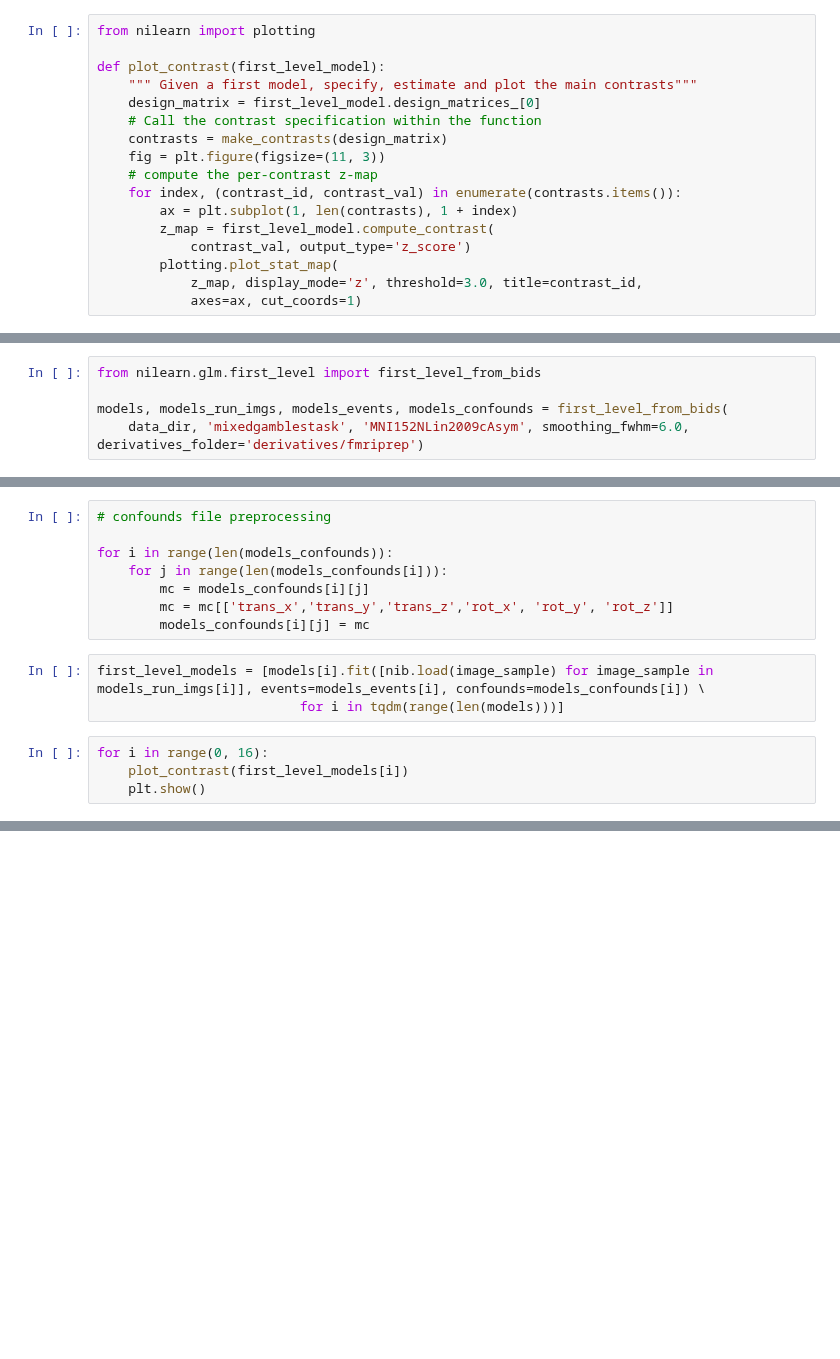
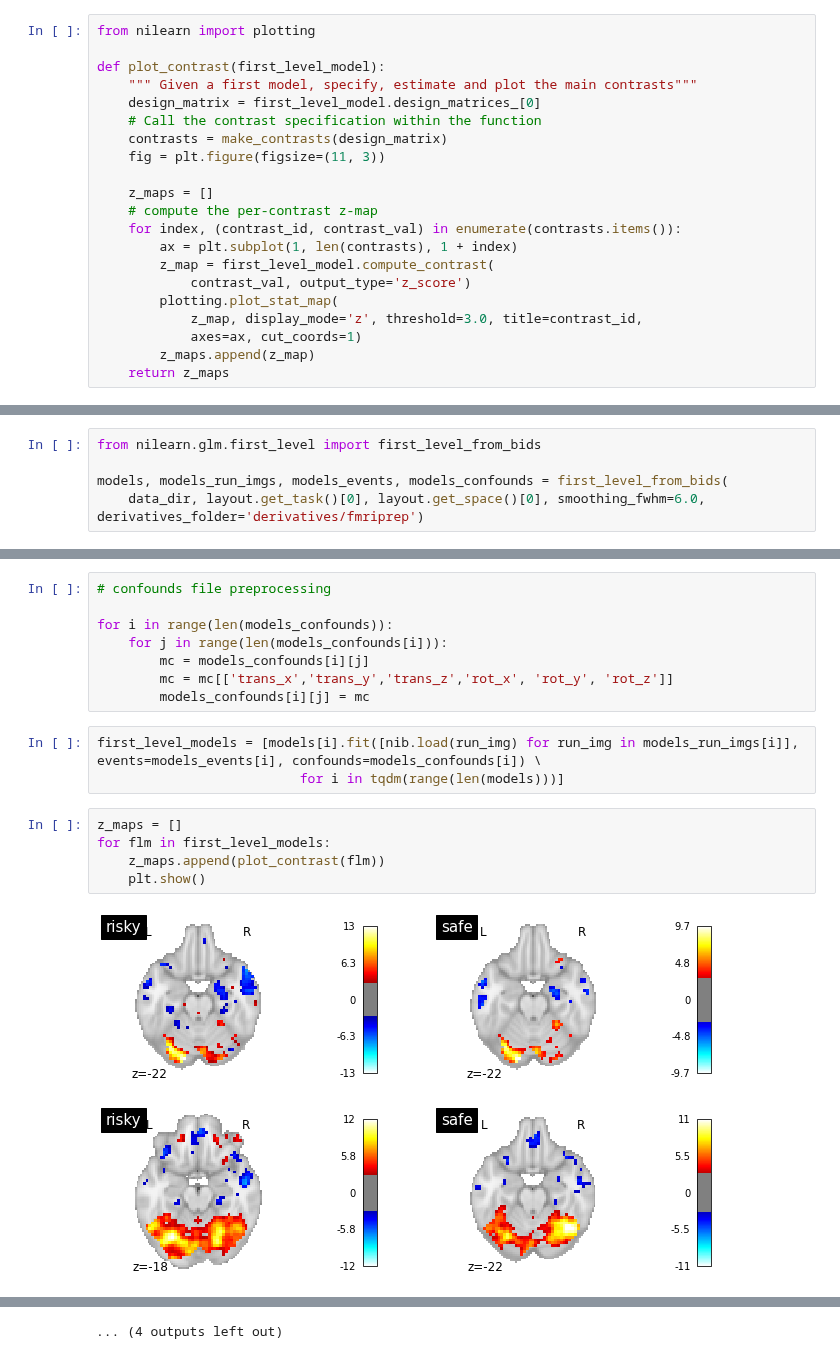
Before and after one commit to CCS-Lab/project_model_based_fmri, a Jupyter notebook: examples/Mixed-gambles_task/glm_model_using_nilearn.ipynb, the cells around one changed output, grey strips where cells are left out. Drawn from its saved outputs; the diff is of its cells as text; blank space fills up the shorter version.

Commit message:
update first level, first level using bids, second level analysis example

```diff
--- a/examples/Mixed-gambles_task/glm_model_using_nilearn.ipynb
+++ b/examples/Mixed-gambles_task/glm_model_using_nilearn.ipynb
@@ -60,6 +49,8 @@ def plot_contrast(first_level_model):
     # Call the contrast specification within the function
     contrasts = make_contrasts(design_matrix)
     fig = plt.figure(figsize=(11, 3))
+
+    z_maps = []
     # compute the per-contrast z-map
     for index, (contrast_id, contrast_val) in enumerate(contrasts.items()):
         ax = plt.subplot(1, len(contrasts), 1 + index)
@@ -68,3 +59,5 @@ def plot_contrast(first_level_model):
         plotting.plot_stat_map(
             z_map, display_mode='z', threshold=3.0, title=contrast_id,
             axes=ax, cut_coords=1)
+        z_maps.append(z_map)
+    return z_maps
@@ -161,7 +156,7 @@ all subject, all run for bids format
 from nilearn.glm.first_level import first_level_from_bids
 
 models, models_run_imgs, models_events, models_confounds = first_level_from_bids(
-    data_dir, 'mixedgamblestask', 'MNI152NLin2009cAsym', smoothing_fwhm=6.0, derivatives_folder='derivatives/fmriprep')
+    data_dir, layout.get_task()[0], layout.get_space()[0], smoothing_fwhm=6.0, derivatives_folder='derivatives/fmriprep')
 # %%
 # events file preprocessing
 
@@ -187,9 +182,13 @@ for i in range(len(models_confounds)):
         mc = mc[['trans_x','trans_y','trans_z','rot_x', 'rot_y', 'rot_z']]
         models_confounds[i][j] = mc
 # %%
-first_level_models = [models[i].fit([nib.load(image_sample) for image_sample in models_run_imgs[i]], events=models_events[i], confounds=models_confounds[i]) \
+first_level_models = [models[i].fit([nib.load(run_img) for run_img in models_run_imgs[i]], events=models_events[i], confounds=models_confounds[i]) \
                           for i in tqdm(range(len(models)))]
-# %%
-for i in range(0, 16):
-    plot_contrast(first_level_models[i])
-    plt.show()
+# %%
+z_maps = []
+for flm in first_level_models:
+    z_maps.append(plot_contrast(flm))
+    plt.show()
+# %% [output]
+[figure, added]
+[figure, added]
@@ -195,0 +205 @@ for i in range(0, 16):
+... (4 outputs left out)
```
Also changed, not shown: parts of 18 cells of this notebook.
